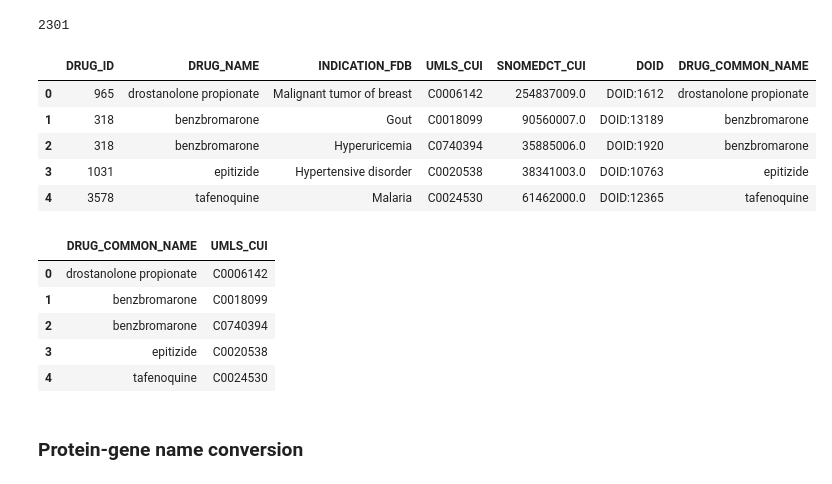
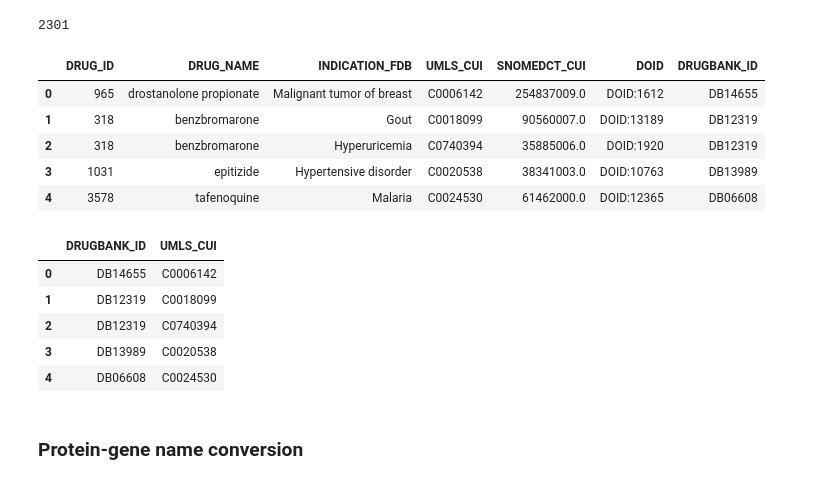
Before and after one commit to lhx3762/COVID19-Drug-Repurposing, a Jupyter notebook: jupyter_notebook/drugcentral_drugbank.ipynb, the cells around one changed output. Drawn from its saved outputs; the diff is of its cells as text; code cells hidden in the pictures.

Commit message:
Use DrugBank ID for drugs

```diff
--- a/jupyter_notebook/drugcentral_drugbank.ipynb
+++ b/jupyter_notebook/drugcentral_drugbank.ipynb
@@ -136,6 +136,7 @@ dc_drugs = [drug.lower() for drug in dc_drugs]
 # %%
 db_drugs_commonnames = [drug.lower() for drug in db_vocab['Common name'].tolist()]
 db_drugs_synonyms = [str(drug).lower() for drug in db_vocab['Synonyms'].tolist()]
+db_drugs_id = db_vocab['DrugBank ID'].tolist()
 # %%
 dc_unique_drugs = list(set(dc_drugs))
 len(dc_unique_drugs)
@@ -147,32 +148,32 @@ drugs_not_found = []
 for drug in dc_unique_drugs:
     for i in range(len(db_drugs_commonnames)):
         if drug in db_drugs_commonnames[i] or drug in db_drugs_synonyms[i]:
-            drugs_dict[drug] = db_drugs_commonnames[i]
+            drugs_dict[drug] = db_drugs_id[i]
             break
     if drug not in drugs_dict: drugs_not_found.append(drug)
 # %%
-dc_drugs_commonnames = [drugs_dict[drug] if drug in drugs_dict else None for drug in dc_drugs]
+dc_drugs_dbid = [drugs_dict[drug] if drug in drugs_dict else None for drug in dc_drugs]
 # %%
-dc['DRUG_COMMON_NAME'] = dc_drugs_commonnames
+dc['DRUGBANK_ID'] = dc_drugs_dbid
 dc.head()
 # %% [output]
-|  | DRUG_ID | DRUG_NAME | INDICATION_FDB | UMLS_CUI | SNOMEDCT_CUI | DOID | DRUG_COMMON_NAME |
-| 0 | 965 | drostanolone propionate | Malignant tumor of breast | C0006142 | 254837009.0 | DOID:1612 | drostanolone propionate |
-| 1 | 318 | benzbromarone | Gout | C0018099 | 90560007.0 | DOID:13189 | benzbromarone |
-| 2 | 318 | benzbromarone | Hyperuricemia | C0740394 | 35885006.0 | DOID:1920 | benzbromarone |
-| 3 | 1031 | epitizide | Hypertensive disorder | C0020538 | 38341003.0 | DOID:10763 | epitizide |
-| 4 | 3578 | tafenoquine | Malaria | C0024530 | 61462000.0 | DOID:12365 | tafenoquine |
+|  | DRUG_ID | DRUG_NAME | INDICATION_FDB | UMLS_CUI | SNOMEDCT_CUI | DOID | DRUGBANK_ID |
+| 0 | 965 | drostanolone propionate | Malignant tumor of breast | C0006142 | 254837009.0 | DOID:1612 | DB14655 |
+| 1 | 318 | benzbromarone | Gout | C0018099 | 90560007.0 | DOID:13189 | DB12319 |
+| 2 | 318 | benzbromarone | Hyperuricemia | C0740394 | 35885006.0 | DOID:1920 | DB12319 |
+| 3 | 1031 | epitizide | Hypertensive disorder | C0020538 | 38341003.0 | DOID:10763 | DB13989 |
+| 4 | 3578 | tafenoquine | Malaria | C0024530 | 61462000.0 | DOID:12365 | DB06608 |
 # %%
-dc = dc.dropna(subset=['DRUG_COMMON_NAME'])
-dc = dc[['DRUG_COMMON_NAME', 'UMLS_CUI']]
+dc = dc.dropna(subset=['DRUGBANK_ID'])
+dc = dc[['DRUGBANK_ID', 'UMLS_CUI']]
 dc.head()
 # %% [output]
-|  | DRUG_COMMON_NAME | UMLS_CUI |
-| 0 | drostanolone propionate | C0006142 |
-| 1 | benzbromarone | C0018099 |
-| 2 | benzbromarone | C0740394 |
-| 3 | epitizide | C0020538 |
-| 4 | tafenoquine | C0024530 |
+|  | DRUGBANK_ID | UMLS_CUI |
+| 0 | DB14655 | C0006142 |
+| 1 | DB12319 | C0018099 |
+| 2 | DB12319 | C0740394 |
+| 3 | DB13989 | C0020538 |
+| 4 | DB06608 | C0024530 |
 # %%
 # store diseases
 dc_diseases = dc['UMLS_CUI'].tolist()
```
Also changed, not shown: parts of 3 cells of this notebook, 6 other files.
